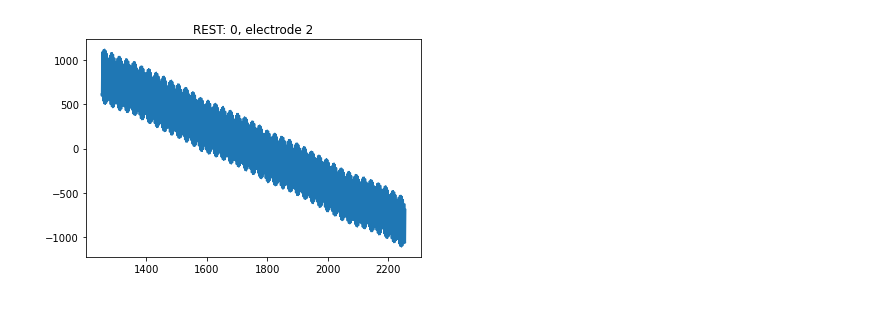
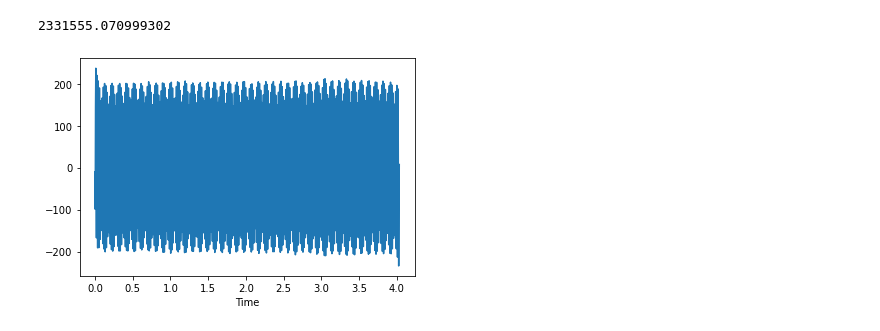
Before and after one commit to NeuroTech-UCSD/aeroMus, a Jupyter notebook: Project-Data/pyemg.ipynb, the cells around one changed output. Saved outputs shown, nothing was run; the diff lists cells and outputs as text; code cells hidden in the pictures.

```diff
--- a/Project-Data/pyemg.ipynb
+++ b/Project-Data/pyemg.ipynb
@@ -14,21 +18,32 @@ def data_from_files(data, metadata):
     for i, row in sess_metadata.iterrows():
         start_time = row['start_time']
         category = row['category'].strip()
-        end_time = sess_metadata.iloc[i + 1]['start_time'] if i < len(sess_metadata) - 1 else None
+        end_time = sess_metadata.iloc[i + 1]['start_time'] if i < (len(sess_metadata) - 1) else sess_data.iloc[-1][0]
 
-        instances = sess_data.loc[(sess_data[0] >= start_time) & (sess_data[0] < end_time)].iloc[:,[2,3,6,7]]
+        channels = sess_data.loc[(sess_data[0] >= start_time) & (sess_data[0] < end_time)].iloc[:,[2,3,6,7]]
+        instances = pd.DataFrame()
+        instances['e1'] = tripolar_laplacian(channels[3],channels[2])
+        instances['e2'] = tripolar_laplacian(channels[7],channels[6])
 
         if category not in category_instances:
             category_instances[category] = []
         category_instances[category].append(instances)
     return category_instances
+# %%
+def process_signal(signal):
+    signal = np.array(signal)
+    #signal = np.array(signal - signal.mean())
+    emg = pep.wrappers.EMGMeasurement(signal, hz=250)
+    emg.apply_dc_offset_remover()
+    emg.apply_bandpass_filter(2,10,124)
+    #emg.apply_full_wave_rectifier()
+    #emg.apply_end_frame_cutter(n_end_frames=50)
+    return emg
 # %%
-def plot_emg(cat_dict, category, instance, electrode, lo=0, hi=0, plot=True):
-    series = cat_dict[category][instance][electrode]
-    signal = series - series.mean()
-    if lo > 0 and hi > 0:
-        signal = butter_band(signal, 250, lo, hi)
+def plot_emg(cat_dict, category, instance, electrode, plot=True):
+    signal = cat_dict[category][instance][electrode]
+    emg = process_signal(signal)
     if plot:
-        plt.plot(signal)
-        plt.title(f'{category}: {instance}, electrode {electrode}')
-    return signal
+        emg.plot()
+        #plt.title(f'{category}: {instance}, electrode {electrode}')
+    return emg
@@ -49,4 +50,4 @@ def butter_band(chan_data, Fs, low, high):
 # %%
-sess0_data = 'test_sess0_data.txt'
-sess0_metadata = 'test_sess0_metadata.txt'
+sess0_data = 'test_sess1_data.txt'
+sess0_metadata = 'test_sess1_metadata.txt'
 cat_instances = data_from_files(sess0_data, sess0_metadata)
@@ -53,4 +56,9 @@ cat_instances = data_from_files(sess0_data, sess0_metadata)
+# %%
+sess_data.iloc[-1][0]
+# %% [output]
+2331555.070999302
 # %%
-sig_rest02 = plot_emg(cat_instances, 'REST', 0, 2)
+for i in range(1):
+    plot_emg(cat_instances, 'REST', i, 'e2')
 # %% [output]
-[figure, old version]
+[figure, new version]
```
Also changed, not shown: parts of 21 cells of this notebook.
